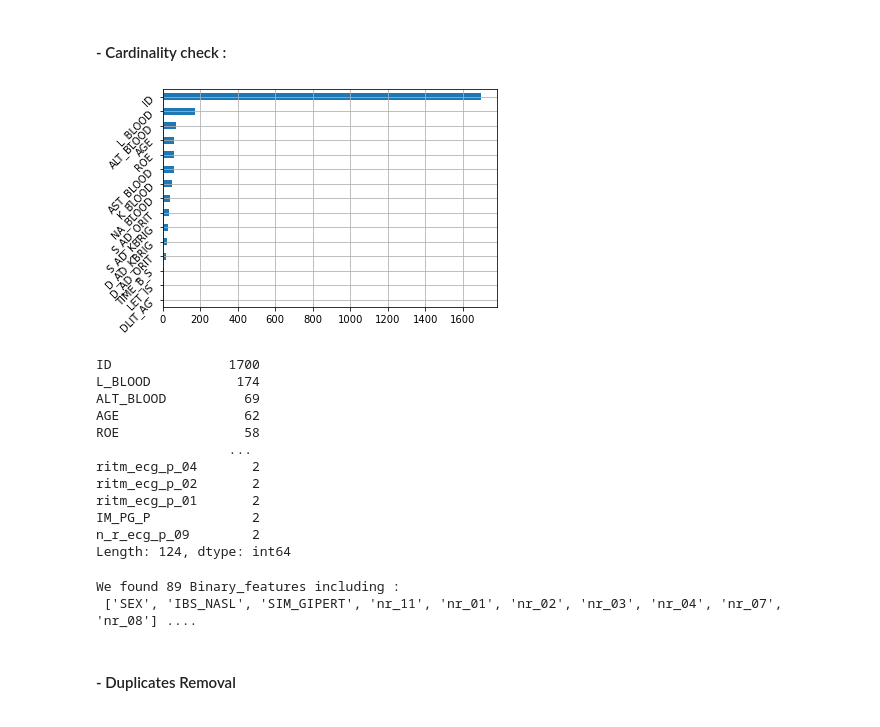
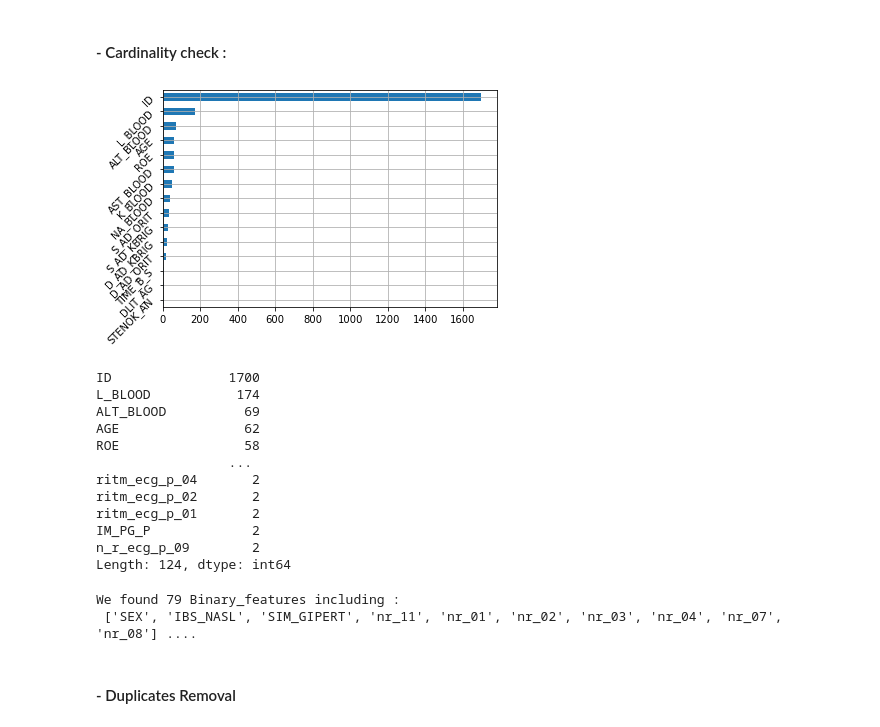
Before and after one commit to Mustafa-omer-mohammed/Myocardial-Infarction_Complications-analysis, a Jupyter notebook: Myocardial infarction complications Analysis.ipynb, the cells around one changed output. Drawn from its saved outputs; the diff is of its cells as text; code cells hidden in the pictures.

Commit message:
splitting the dependent features from the target variable
- splitting the dependent features from the target variable
- filling the missing values of the float features using mean of the feature .

```diff
--- a/Myocardial infarction complications Analysis.ipynb
+++ b/Myocardial infarction complications Analysis.ipynb
@@ -93,0 +100,6 @@ df.describe()
+# %%
+# splitting the features from targets
+features_Indc = np.arange(0,113)
+Target_Indc = np.arange(113,124)
+df_targets  = df.iloc[: , Target_Indc]
+df_features  = df.iloc[: , features_Indc]
@@ -125,13 +168,13 @@ print(f_to_drop)
 #### - Cardinality check :
 # %%
 # plot the feature cardinality in descending order
-df.nunique().nlargest(15).sort_values().plot(kind='barh')
+df_features.nunique().nlargest(15).sort_values().plot(kind='barh')
 plt.grid()
 plt.yticks(rotation=45)
 plt.show()
 df.nunique().sort_values(ascending=False)
 # %% [output]
-[figure, old version]
+[figure, new version]
 ID               1700
 L_BLOOD           174
 ALT_BLOOD          69
@@ -146,11 +189,11 @@ n_r_ecg_p_09        2
 Length: 124, dtype: int64
 # %%
 # extract the Binary features
-feature_cardinality = df.nunique()
+feature_cardinality = df_features.nunique()
 Binary = feature_cardinality[feature_cardinality == 2].index.tolist()
 print(f'We found {len(Binary)} Binary_features including : \n {Binary[:10]} ....' )
 # %% [output]
-We found 89 Binary_features including :
+We found 79 Binary_features including :
  ['SEX', 'IBS_NASL', 'SIM_GIPERT', 'nr_11', 'nr_01', 'nr_02', 'nr_03', 'nr_04', 'nr_07', 'nr_08'] ....
 # %% [markdown]
 #### - Duplicates Removal
```
Also changed, not shown: parts of 18 cells of this notebook.
